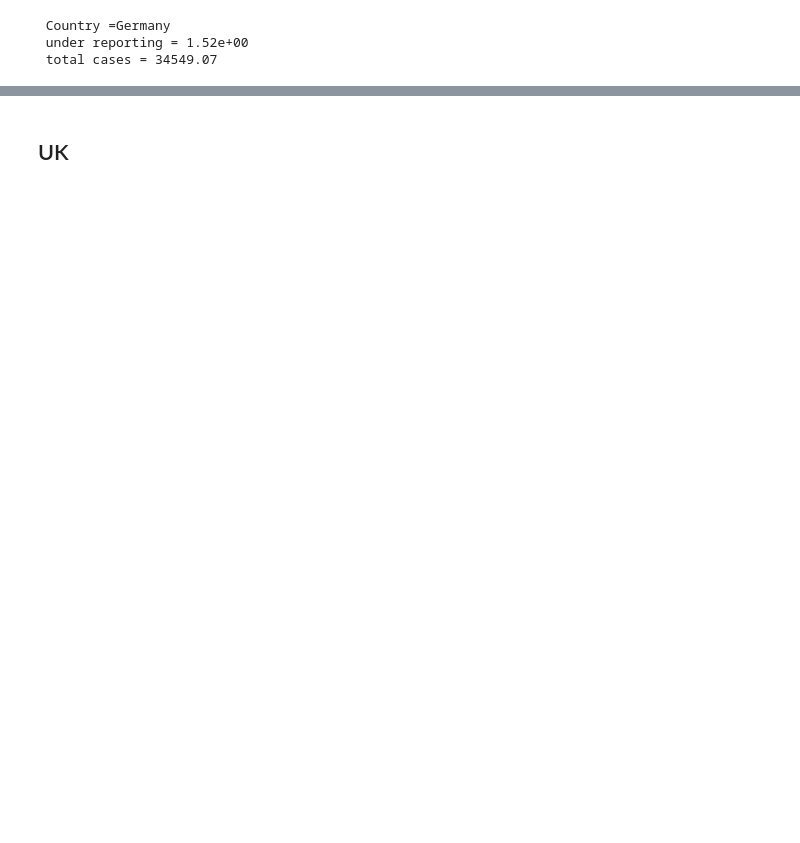
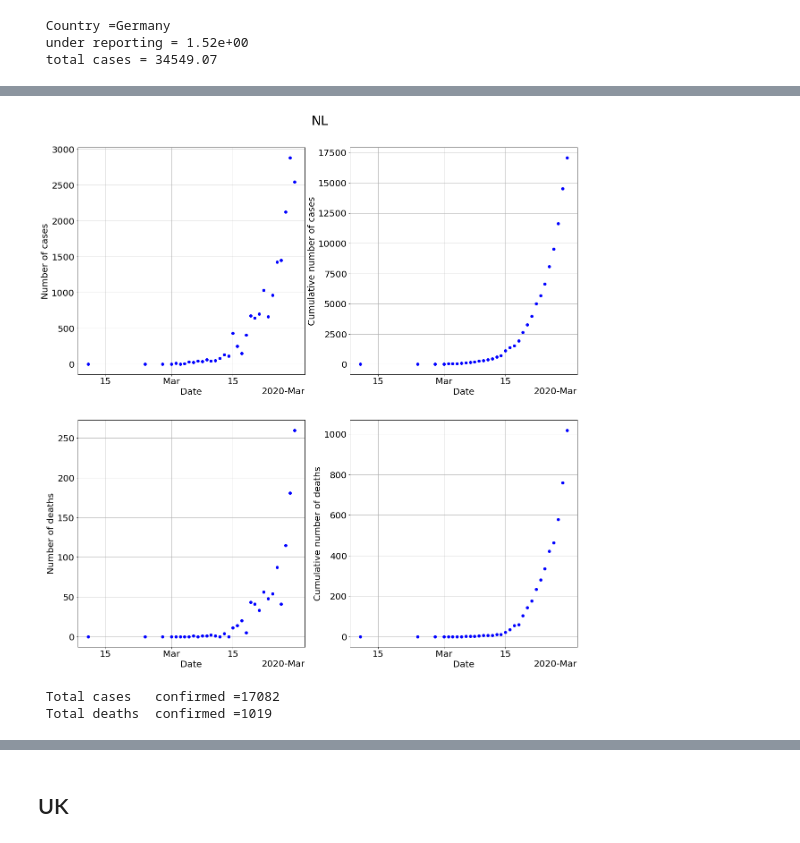
Before and after one commit to jjgomezcadenas/C19, a Jupyter notebook: nb/ecdcData.ipynb, the cells around one changed output, grey strips where cells are left out. Cells and saved outputs as stored; diff of their text form; code cells hidden in the pictures; blank space fills up the shorter version.

```diff
--- a/nb/ecdcData.ipynb
+++ b/nb/ecdcData.ipynb
@@ -316,0 +329,9 @@ print(f' total cases = {total_cases:.2f}')
+# %%
+dfuk = cio.ecdc_select_country(df, country='NL', thr=2)
+dfuk.head()
+# %%
+cplt.plot_cases_and_deaths(dfuk, country= 'NL', figsize=(20,20), log=False)
+# %% [output]
+[figure, added]
+ Total cases   confirmed =17082
+ Total deaths  confirmed =1019
```
Also changed, not shown: parts of 32 cells of this notebook.
